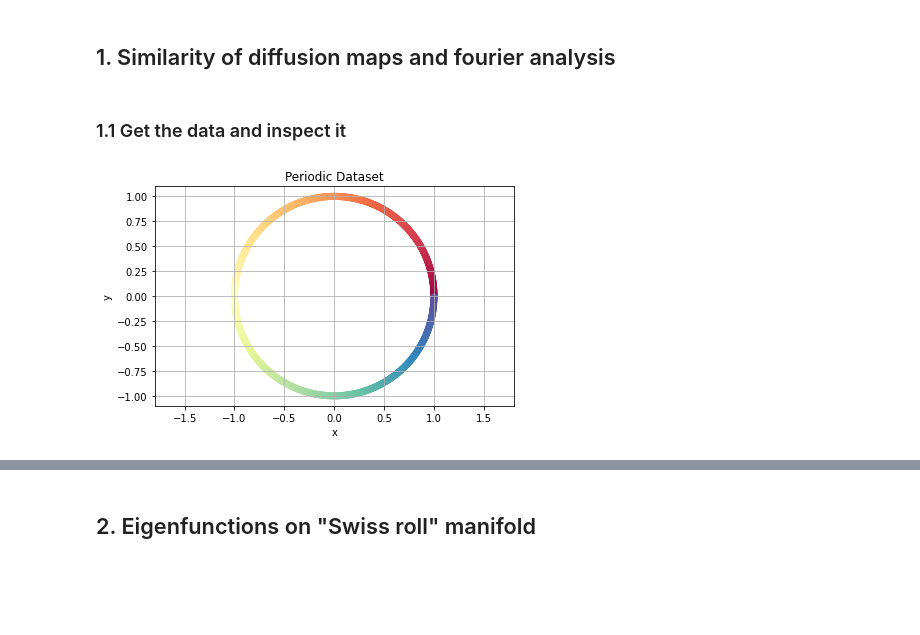
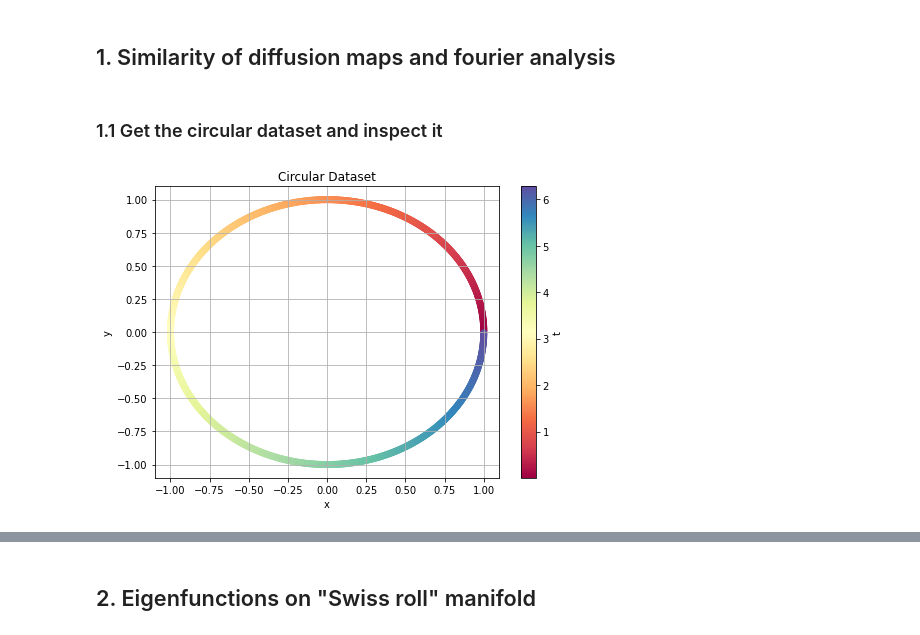
Before and after one commit to sonmikrafft-uni-MLCMS/ex4, a Jupyter notebook: task_2.ipynb, the cells around one changed output, grey strips where cells are left out. Drawn from its saved outputs; the diff is of its cells as text; code cells hidden in the pictures; blank space fills up the shorter version.

```diff
--- a/task_2.ipynb
+++ b/task_2.ipynb
@@ -10,11 +7,19 @@ import numpy as np
 # %% [markdown]
 ## 1. Similarity of diffusion maps and fourier analysis
 # %% [markdown]
-### 1.1 Get the data and inspect it
+### 1.1 Get the circular dataset and inspect it
 # %%
 X_unit_cycle, t_unit_cycle, color_unit_cycle = get_unit_cycle_dataset(N=1000)  # shape (1000, 2)
 plot_2d_dataset(
-   X_unit_cycle[:, 0], X_unit_cycle[:, 1], x_label="x", y_label="y", title="Periodic Dataset", c=color_unit_cycle
+    X_unit_cycle[:, 0],
+    X_unit_cycle[:, 1],
+    x_label="x",
+    y_label="y",
+    axis_equal=True,
+    title="Circular Dataset",
+    c=t_unit_cycle,
+    colorbar=True,
+    colorbar_label="t",
 )
 # %% [output]
-[figure, old version]
+[figure, new version]
```
Also changed, not shown: parts of 18 cells of this notebook.
